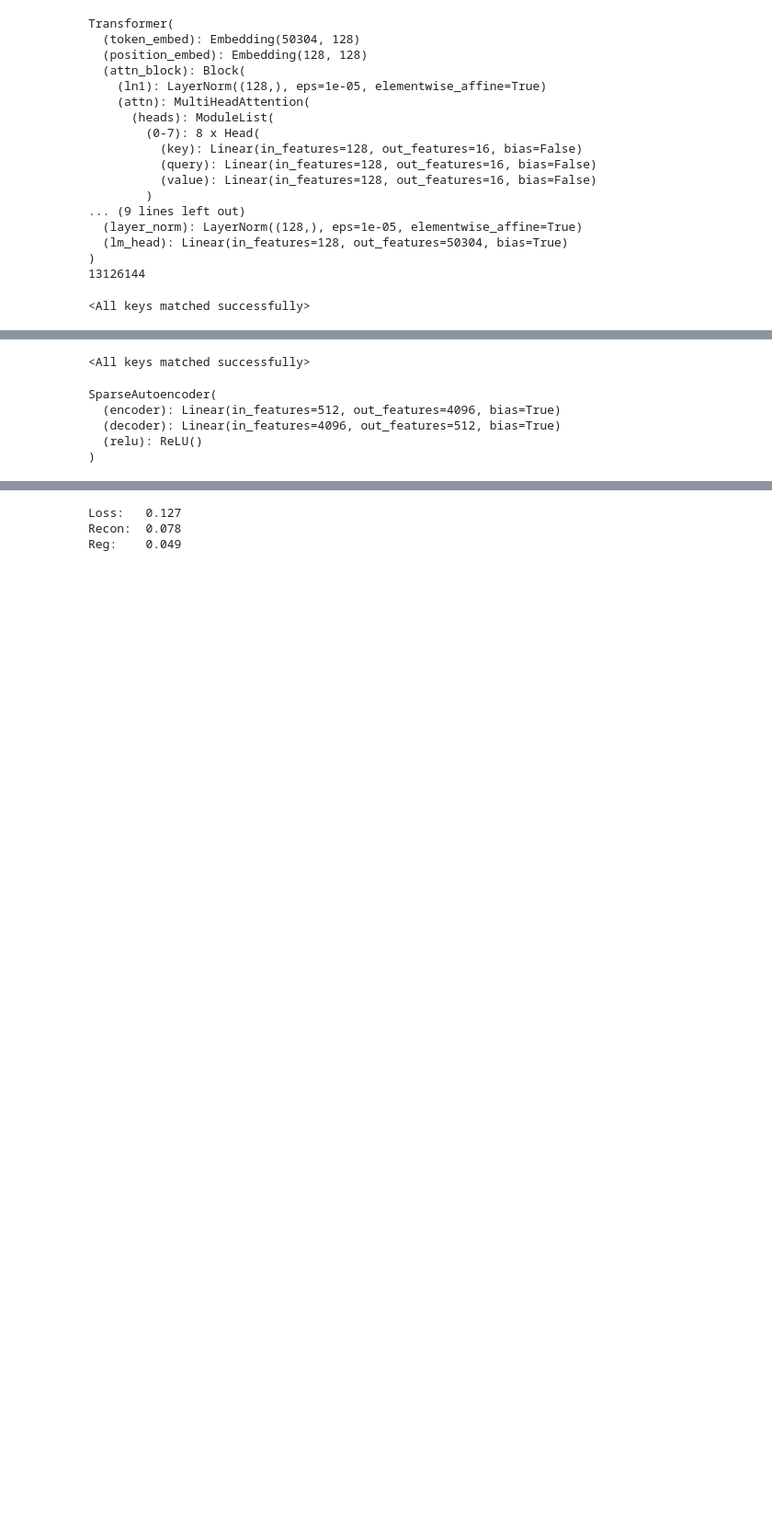
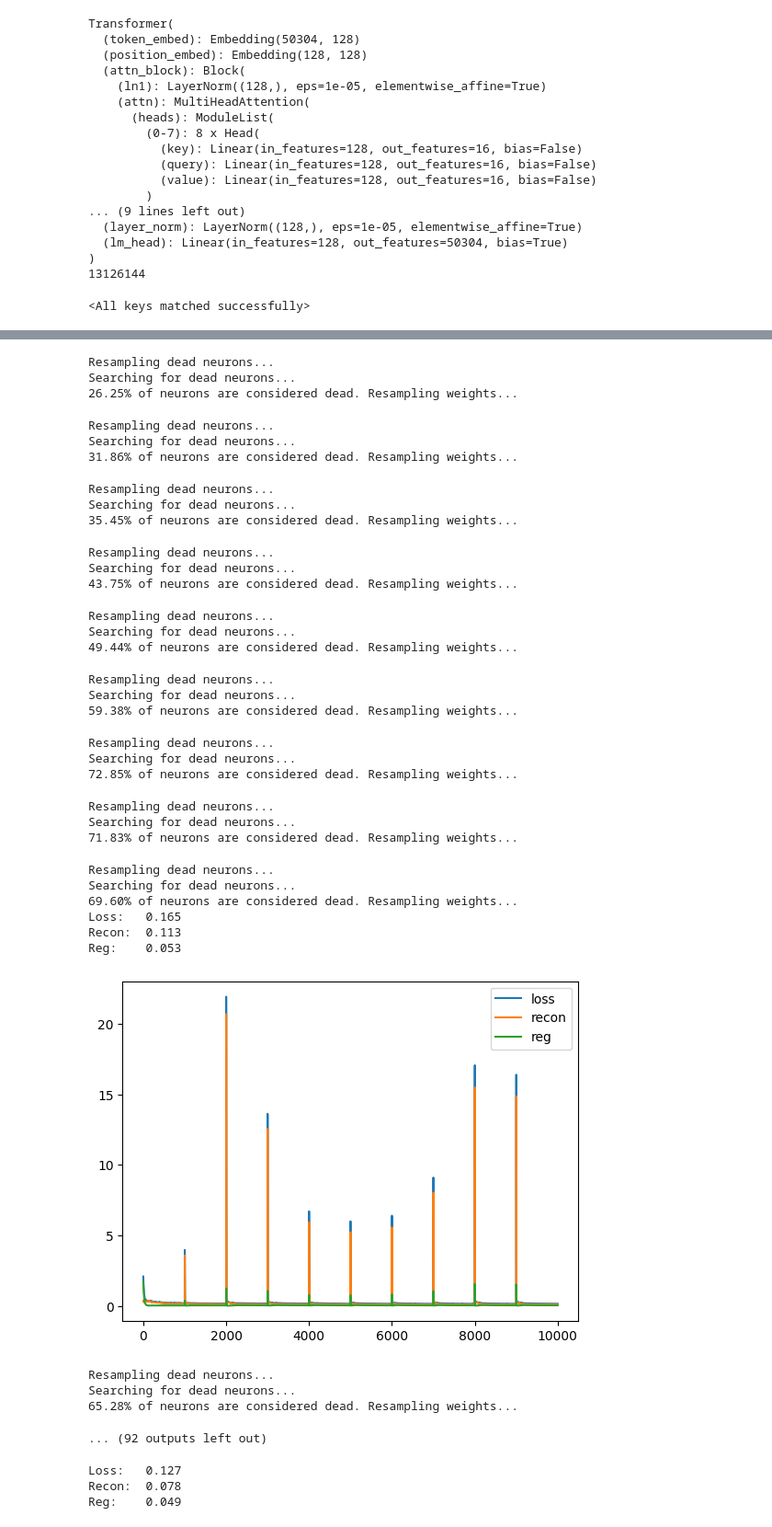
Before and after one commit to jnward/monosemanticity-repro, a Jupyter notebook: neuron_resampling.ipynb, the cells around one changed output, grey strips where cells are left out. Shown at 92% size. Drawn from its saved outputs; the diff is of its cells as text; code cells hidden in the pictures; blank space fills up the shorter version.

```diff
--- a/neuron_resampling.ipynb
+++ b/neuron_resampling.ipynb
@@ -91,7 +91,7 @@ estimate_loss(64)
 # %%
 from autoencoder import SparseAutoencoder
 
-n_features = 1024
+n_features = 4096
 
 autoencoder = SparseAutoencoder(n_features, n_embed).to(device)
 count_params(autoencoder)
@@ -108,31 +106,13 @@ optimizer.load_state_dict(checkpoint['optimizer_state_dict'])
-# %%
-from autoencoder import SparseAutoencoder as MySparseAutoencoder
-
-# path = "models/autoencoder_pile_2_true_1024_feats_0.003_1e-6.pt"
-path = "models/autoencoder_pile_2_true_1024_feats_0.0021_1e-6.pt"
-
-checkpoint = torch.load(path)
-autoencoder = MySparseAutoencoder(1024, n_embed).to(device)
-autoencoder.load_state_dict(checkpoint['model_state_dict'])
-# %% [output]
-<All keys matched successfully>
 # %%
 train_steps = 100000
-lambda_reg = 0.002
+lambda_reg = 0.003
 batch_size = 896
 neuron_resampling_samples = 10240
 resample_frequency = 1000
 lr = 1e-4
-autoencoder = SparseAutoencoder(4096, n_embed).to(device)
+
 optimizer = torch.optim.Adam(autoencoder.parameters(), lr=lr)
 losses = []
 recon_losses = []
 reg_losses = []
-autoencoder
-# %% [output]
-SparseAutoencoder(
-  (encoder): Linear(in_features=512, out_features=4096, bias=True)
-  (decoder): Linear(in_features=4096, out_features=512, bias=True)
-  (relu): ReLU()
-)
 # %%
@@ -148,9 +128,9 @@ import h5py
 # resample_frequency = 1000
 # lambda_reg = 0.004
 # batch_size = 896
-# losses = []
-# recon_losses = []
-# reg_losses = []
+losses = []
+recon_losses = []
+reg_losses = []
 batch_iterator = get_batch_iterator(train_path, batch_size, context_length, device=device)
 
 pbar = tqdm(range(train_steps))
@@ -236,6 +216,14 @@ for step in pbar:
 
             autoencoder.normalize_decoder_weights()
 
+    if step and step % 10000 == 0:
+        print(f"Loss:\t{loss:.3f}\nRecon:\t{recon_loss:.3f}\nReg:\t{reg_loss:.3f}")
+        plt.plot(losses, label='loss')
+        plt.plot(recon_losses, label='recon')
+        plt.plot(reg_losses, label='reg')
+        plt.legend()
+        plt.show()
+
 print(f"Loss:\t{loss:.3f}\nRecon:\t{recon_loss:.3f}\nReg:\t{reg_loss:.3f}")
 plt.plot(losses, label='loss')
 plt.plot(recon_losses, label='recon')
@@ -247,3 +237,38 @@ KeyboardInterrupt:
+Resampling dead neurons...
+Searching for dead neurons...
+26.25% of neurons are considered dead. Resampling weights...
+Resampling dead neurons...
+Searching for dead neurons...
+31.86% of neurons are considered dead. Resampling weights...
+Resampling dead neurons...
+Searching for dead neurons...
+35.45% of neurons are considered dead. Resampling weights...
+Resampling dead neurons...
+Searching for dead neurons...
+43.75% of neurons are considered dead. Resampling weights...
+Resampling dead neurons...
+Searching for dead neurons...
+49.44% of neurons are considered dead. Resampling weights...
+Resampling dead neurons...
+Searching for dead neurons...
+59.38% of neurons are considered dead. Resampling weights...
+Resampling dead neurons...
+Searching for dead neurons...
+72.85% of neurons are considered dead. Resampling weights...
+Resampling dead neurons...
+Searching for dead neurons...
+71.83% of neurons are considered dead. Resampling weights...
+Resampling dead neurons...
+Searching for dead neurons...
+69.60% of neurons are considered dead. Resampling weights...
+Loss:   0.165
+Recon:  0.113
+Reg:    0.053
+[figure, added]
+Resampling dead neurons...
+Searching for dead neurons...
+65.28% of neurons are considered dead. Resampling weights...
+... (92 outputs left out)
 # %%
 # trained at 1e-3 for lots of iterations without resampling
 # resampled, got ~67% dead, trained at 1e-4 for 1000 iterations. got ~1.03-1.06 rec loss
```
Also changed, not shown: parts of 8 cells of this notebook.
